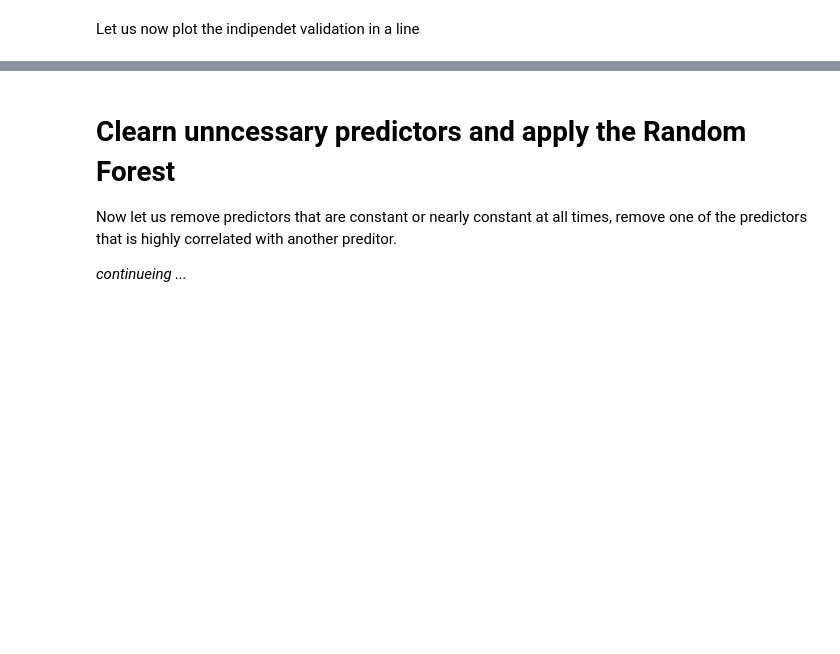
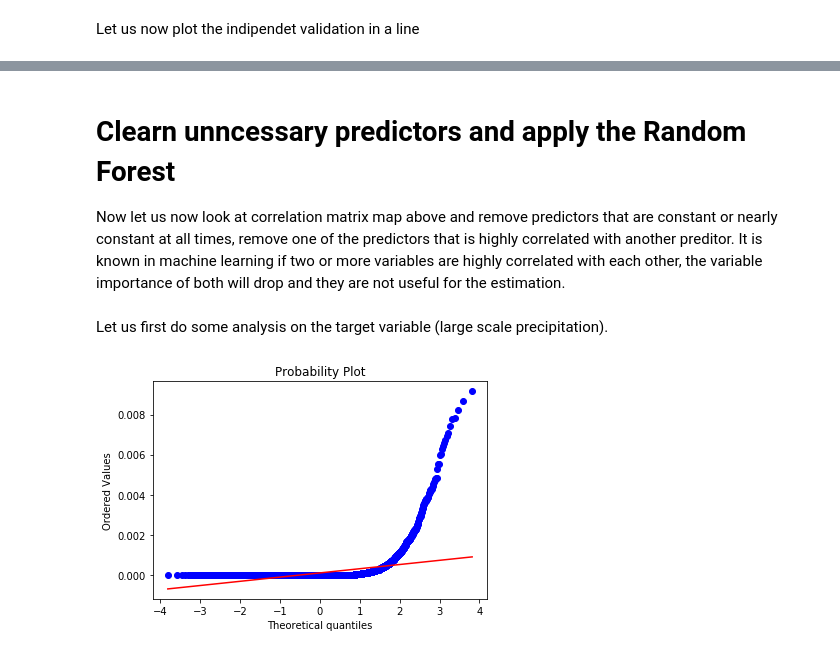
Before and after one commit to gzewdie/Random-Forest-Precipitation-JupyterNotebook, a Jupyter notebook: RandomForest4PredictingPrecipitation.ipynb, the cells around one changed output, grey strips where cells are left out. Saved outputs shown, nothing was run; the diff lists cells and outputs as text; code cells hidden in the pictures; blank space fills up the shorter version.

```diff
--- a/RandomForest4PredictingPrecipitation.ipynb
+++ b/RandomForest4PredictingPrecipitation.ipynb
@@ -242,6 +268,13 @@ plt.show()
 # %% [markdown]
 # Clearn unncessary predictors and apply the Random Forest
 
-Now let us remove predictors that are constant or nearly constant at all times,  remove one of the predictors that is highly correlated with another preditor.
-
- *continueing ...*
+Now let us  now look at  correlation matrix map above and  remove predictors that are constant or nearly constant at all times,  remove one of the predictors that is highly correlated with another preditor. It is known in machine learning if two or more variables are highly correlated with each other, the variable importance of both will drop and they are not  useful for the estimation.
+# %% [markdown]
+Let us first do some analysis on the target variable  (large scale precipitation).
+# %%
+#Probablity plot for the target variable (Variable we  are going to predict)
+fig = plt.figure()
+res = stats.probplot(AllData['large scale precipitation'], plot=plt)
+plt.show()
+# %% [output]
+[figure, added]
```
Also changed, not shown: parts of 24 cells of this notebook.
